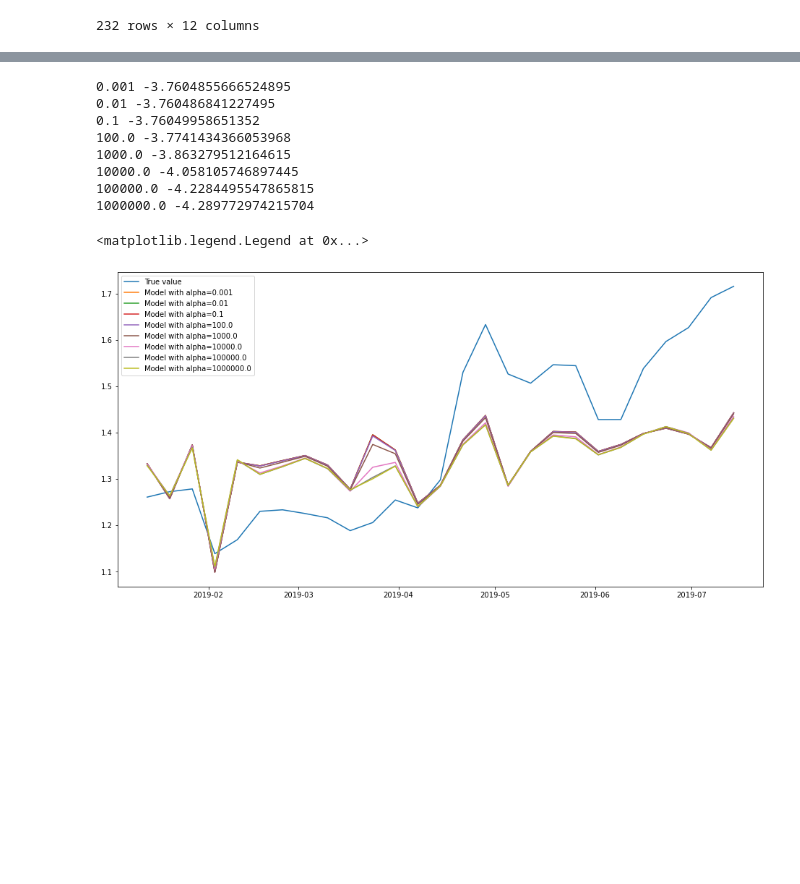
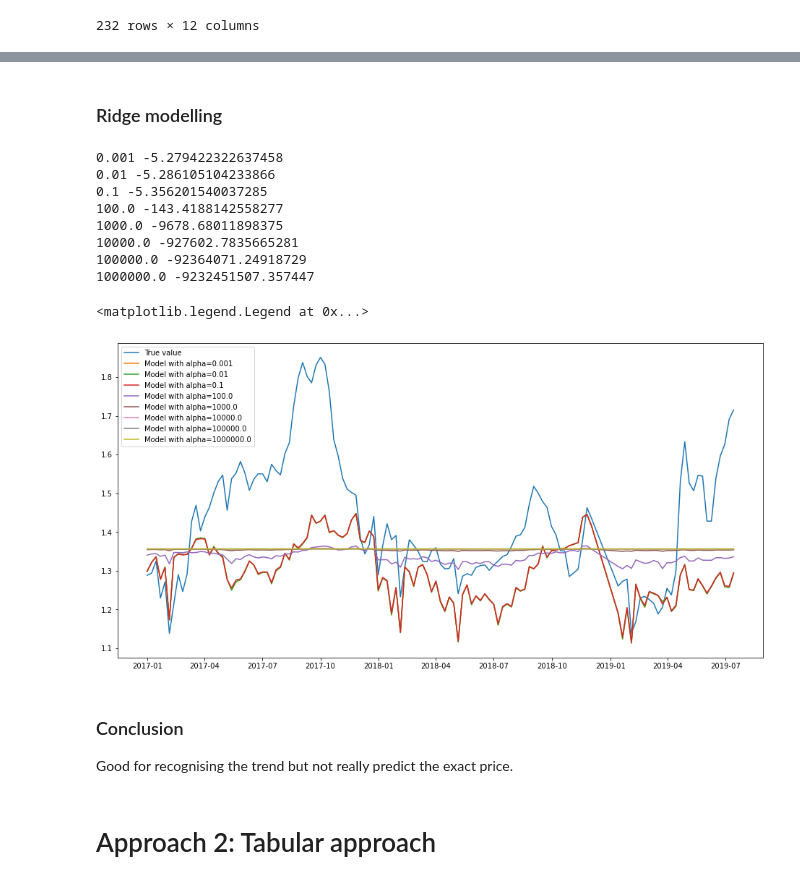
Before and after one commit to potus84/DS-ML-CASE-AVOCADO-KING-, a Jupyter notebook: Preprocessing_Modelling.ipynb, the cells around one changed output, grey strips where cells are left out. Drawn from its saved outputs; the diff is of its cells as text; code cells hidden in the pictures; blank space fills up the shorter version.

Commit message:
Update modeling and EDA

```diff
--- a/Preprocessing_Modelling.ipynb
+++ b/Preprocessing_Modelling.ipynb
@@ -198,17 +215,17 @@ combined_df
 # %%
-def train_test_split(input_df, start=2019, index_col='Week', output_col='AveragePrice', keep_cols=None):
-    input_df.set_index(index_col, inplace=True)
+def train_test_split(input_df, test_start=2019, index_col='Week', output_col='AveragePrice', keep_cols=None):
+    set_df = input_df.set_index(index_col)
     if keep_cols:
-        input_df = input_df[keep_cols]
+        set_df = set_df[keep_cols]
 
-    X = input_df.drop([output_col], axis=1)
-    y = input_df[output_col]
+    X = set_df.drop([output_col], axis=1)
+    y = set_df[output_col]
 
-    X_train = X[:str(start)]
-    y_train = y[:str(start)]
-    y_test = y[str(start+1):]
-    X_test = X[str(start+1):]
+    X_train = X[:str(test_start-1)]
+    y_train = y[:str(test_start-1)]
+    y_test = y[str(test_start):]
+    X_test = X[str(test_start):]
 
     return X_train, X_test, y_train, y_test
 
-X_train, X_test, y_train, y_test = train_test_split(combined_df, start=2018, keep_cols=keep_cols)
+X_train, X_test, y_train, y_test = train_test_split(combined_df, test_start=2017, keep_cols=None)
@@ -214,0 +234,5 @@ X_train, X_test, y_train, y_test = train_test_split(combined_df, start=2018, kee
+# %%
+from sklearn.preprocessing import MinMaxScaler
+scaler = MinMaxScaler()
+scaled_Xtrain = scaler.fit_transform(X_train)
+scaled_Xtest = scaler.transform(X_test)
@@ -214,0 +249,11 @@ X_train, X_test, y_train, y_test = train_test_split(combined_df, start=2018, kee
+# %%
+from sklearn.linear_model import LinearRegression
+lr = LinearRegression()
+lr.fit(scaled_Xtrain, y_train)
+y_predicted = lr.predict(scaled_Xtest)
+print(r2_score(y_predicted, y_test.values))
+y_predicted_df = pd.DataFrame(y_predicted)
+y_predicted_df.index = y_test.index
+plt.figure(figsize=(20,8))
+plt.plot(y_test)
+plt.plot(y_predicted_df)
@@ -215,29 +264,36 @@ X_train, X_test, y_train, y_test = train_test_split(combined_df, start=2018, kee
+# %% [markdown]
+### Ridge modelling
 # %%
 from sklearn.linear_model import Ridge
 from sklearn.metrics import r2_score
 alphas = [1e-3, 1e-2, .1, 1e2, 1e3, 1e4, 1e5, 1e6]
 plt.figure(figsize=(16,8))
 plt.plot(y_test)
 labels = ['True value']
 for (ii, alpha) in enumerate(alphas):
     model = Ridge(alpha=alpha)
-    model.fit(X_train, y_train)
-    y_predicted = model.predict(X_test)
+    model.fit(scaled_Xtrain, y_train)
+    y_predicted = model.predict(scaled_Xtest)
     y_predicted_df = pd.DataFrame(y_predicted)
     y_predicted_df.index = y_test.index
     print(alpha, r2_score(y_predicted, y_test.values))
     plt.plot(y_predicted_df)
     labels.append('Model with alpha='+str(alpha))
 
 plt.legend(labels)
 # %% [output]
-0.001 -3.7604855666524895
-0.01 -3.760486841227495
-0.1 -3.76049958651352
-100.0 -3.7741434366053968
-1000.0 -3.863279512164615
-10000.0 -4.058105746897445
-100000.0 -4.2284495547865815
-1000000.0 -4.289772974215704
+0.001 -5.279422322637458
+0.01 -5.286105104233866
+0.1 -5.356201540037285
+100.0 -143.4188142558277
+1000.0 -9678.68011898375
+10000.0 -927602.7835665281
+100000.0 -92364071.24918729
+1000000.0 -9232451507.357447
 <matplotlib.legend.Legend at 0x...>
-[figure, old version]
+[figure, new version]
+# %% [markdown]
+### Conclusion
+Good for recognising the trend but not really predict the exact price.
+# %% [markdown]
+# Approach 2: Tabular approach
```
Also changed, not shown: parts of 43 cells of this notebook, 1 other file.
